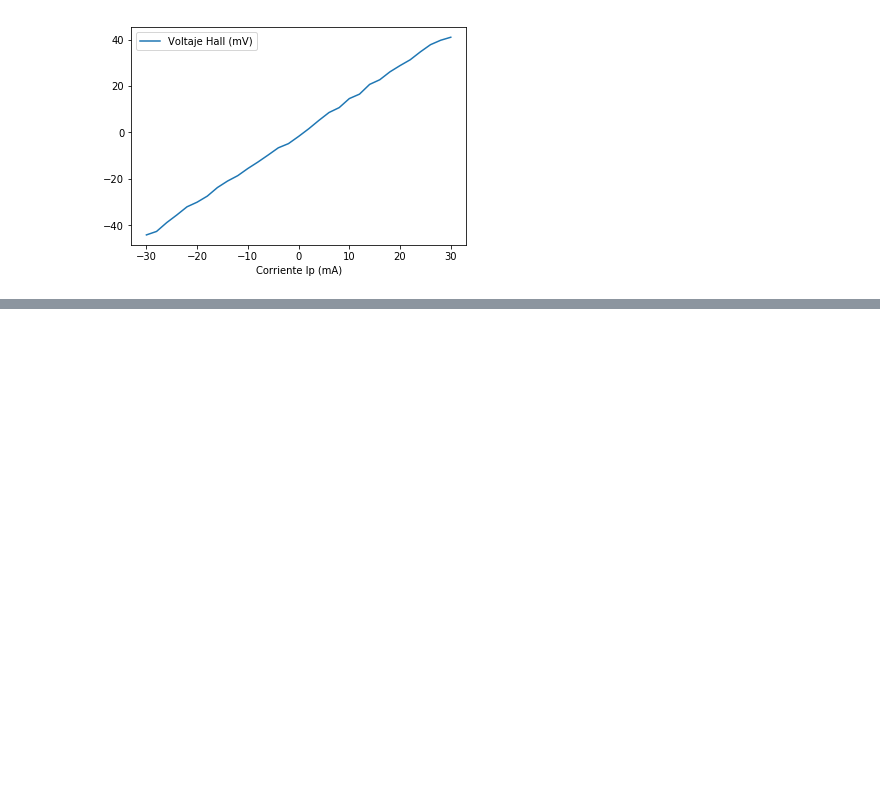
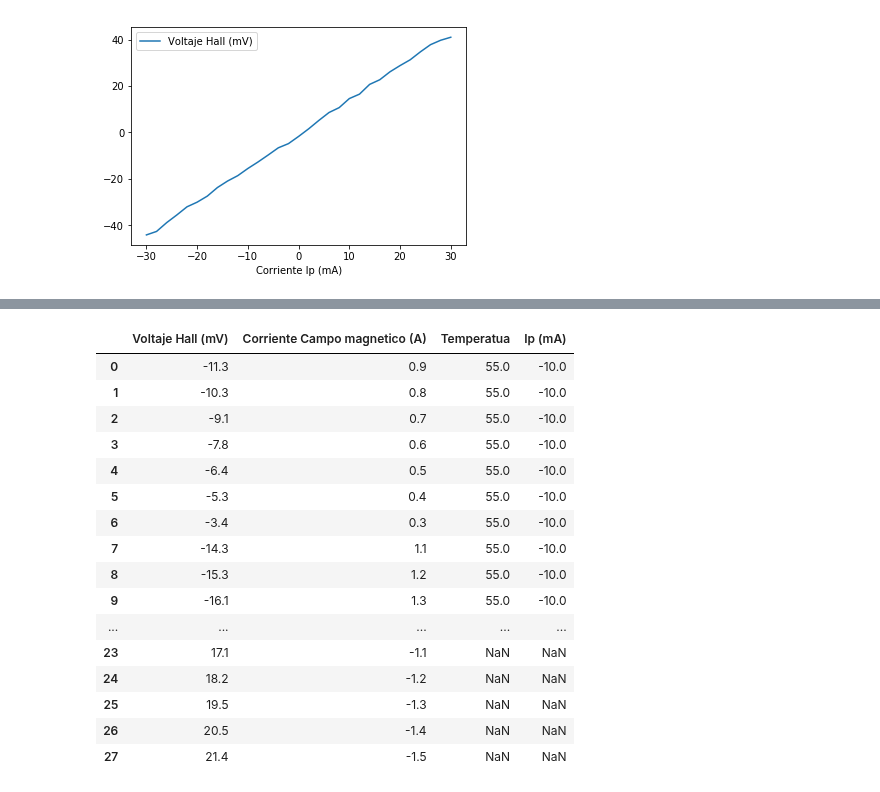
Before and after one commit to jamontanac/Laboratorio-Avanzado, a Jupyter notebook: Hall_Effect/Analisis.ipynb, the cells around one changed output, grey strips where cells are left out. Saved outputs shown, nothing was run; the diff lists cells and outputs as text; code cells hidden in the pictures; blank space fills up the shorter version.

```diff
--- a/Hall_Effect/Analisis.ipynb
+++ b/Hall_Effect/Analisis.ipynb
@@ -130,0 +138,20 @@ Act_2_1.plot(x="Corriente Ip (mA)",y="Voltaje Hall (mV)")
+# %%
+Act_2_2
+# %% [output]
+|  | Voltaje Hall (mV) | Corriente Campo magnetico (A) | Temperatua | Ip (mA) |
+| 0 | -11.3 | 0.9 | 55.0 | -10.0 |
+| 1 | -10.3 | 0.8 | 55.0 | -10.0 |
+| 2 | -9.1 | 0.7 | 55.0 | -10.0 |
+| 3 | -7.8 | 0.6 | 55.0 | -10.0 |
+| 4 | -6.4 | 0.5 | 55.0 | -10.0 |
+| 5 | -5.3 | 0.4 | 55.0 | -10.0 |
+| 6 | -3.4 | 0.3 | 55.0 | -10.0 |
+| 7 | -14.3 | 1.1 | 55.0 | -10.0 |
+| 8 | -15.3 | 1.2 | 55.0 | -10.0 |
+| 9 | -16.1 | 1.3 | 55.0 | -10.0 |
+| ... | ... | ... | ... | ... |
+| 23 | 17.1 | -1.1 | NaN | NaN |
+| 24 | 18.2 | -1.2 | NaN | NaN |
+| 25 | 19.5 | -1.3 | NaN | NaN |
+| 26 | 20.5 | -1.4 | NaN | NaN |
+| 27 | 21.4 | -1.5 | NaN | NaN |
```
Also changed, not shown: parts of 2 cells of this notebook, 1 other file.
